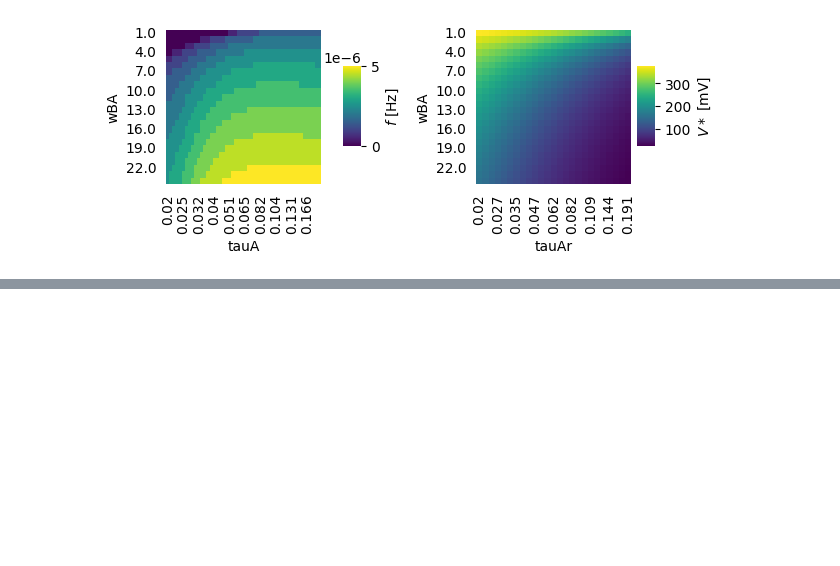
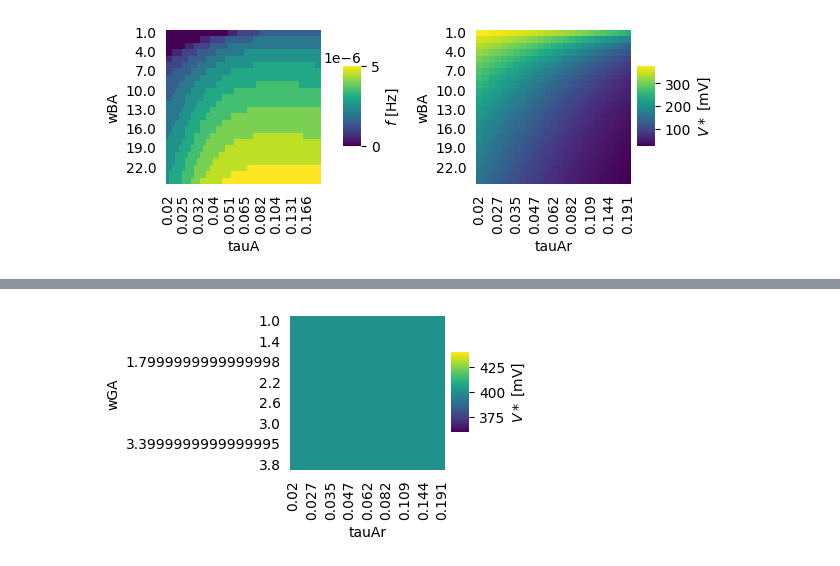
Before and after one commit to simoneeb/motion_anticipation_network, a Jupyter notebook: Brian/figures_for_paper/figure_1.ipynb, the cells around one changed output, grey strips where cells are left out. Saved outputs shown, nothing was run; the diff lists cells and outputs as text; code cells hidden in the pictures; blank space fills up the shorter version.

```diff
--- a/Brian/figures_for_paper/figure_1.ipynb
+++ b/Brian/figures_for_paper/figure_1.ipynb
@@ -125,0 +153,21 @@ fig.savefig('../plots/Fiure_1B.svg')
+# %%
+fig = plt.figure(figsize = (6,2))
+gs = fig.add_gridspec(1,2)
+fig.subplots_adjust(wspace = 1.)
+
+
+
+
+# plot heatmap for step steady state
+ax = fig.add_subplot(gs[0,1])
+df = recurrent_step_df
+cbar_ax = fig.add_axes([.91, .3, .03, .4])
+heatmap = df.pivot_table(index = 'wGA',columns = 'tauAr',values = 'VB*', aggfunc = 'mean')
+coo = sns.heatmap(heatmap, cmap = 'viridis',ax = ax,  cbar_ax=cbar_ax,cbar_kws={'label': r'$V*$ [mV]'})
+ax.tick_params(left=False, bottom=False)
+
+
+
+fig.savefig('../plots/Fiure_1C.svg')
+# %% [output]
+[figure, added]
```
Also changed, not shown: parts of 2 cells of this notebook, 6 other files.
